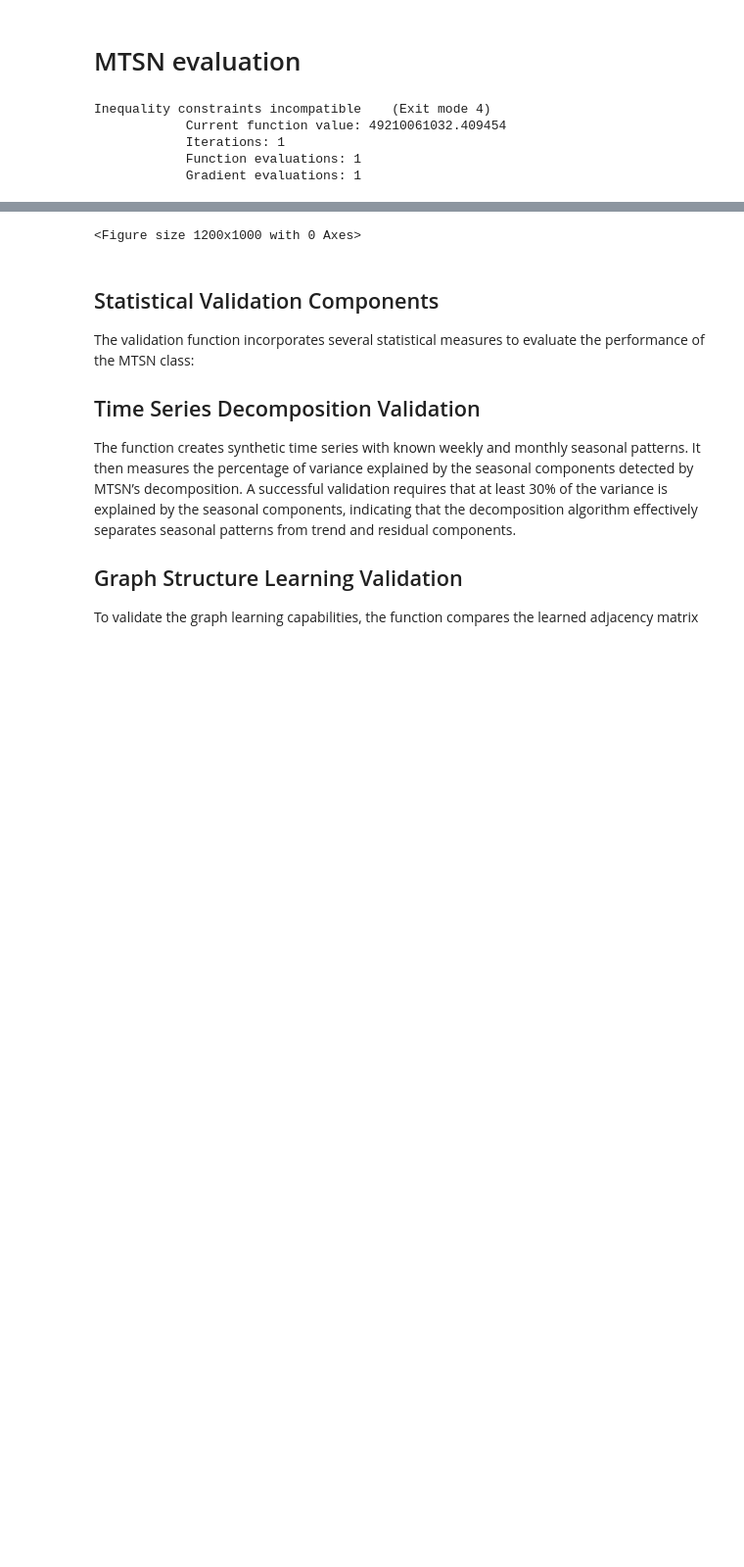
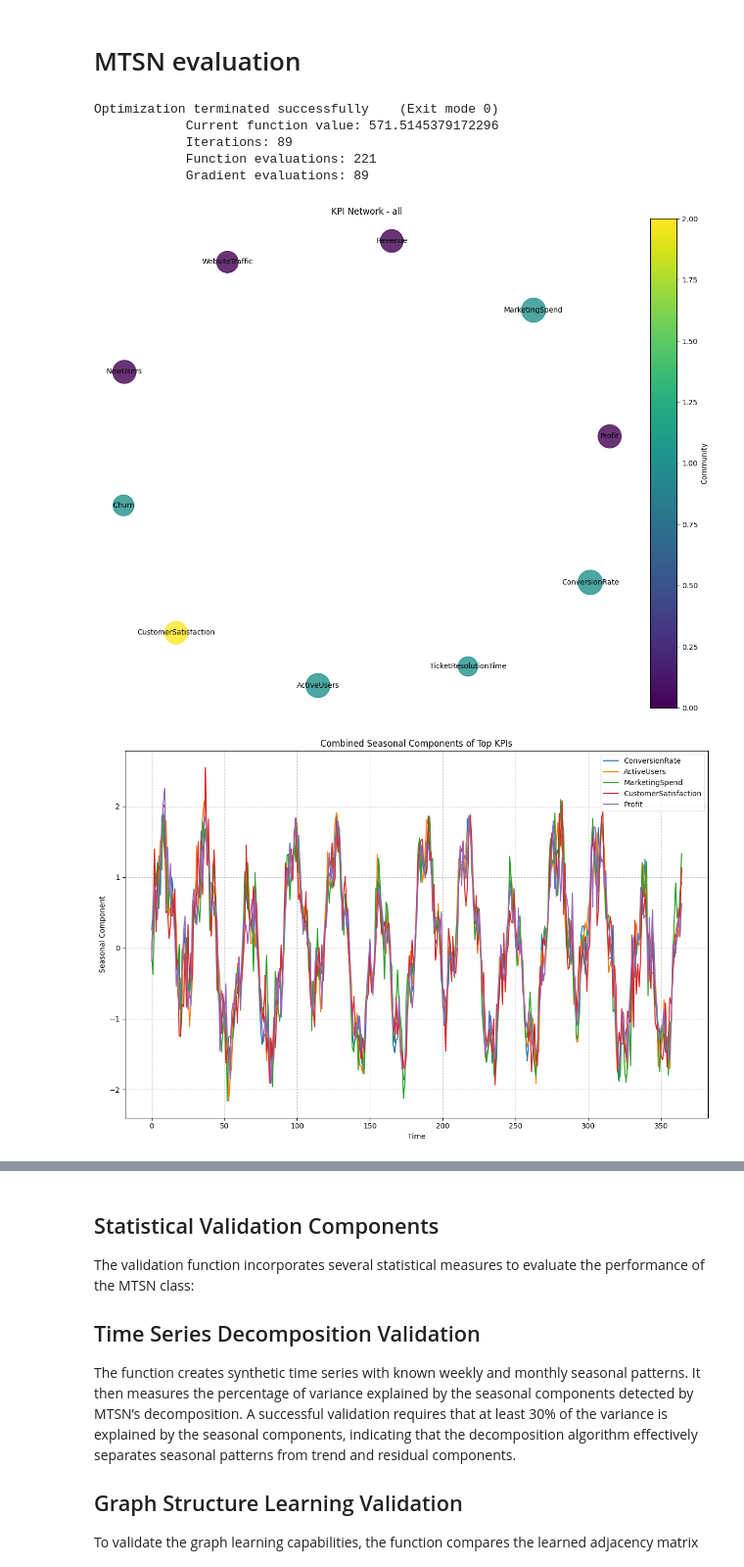
Before and after one commit to witlox/mtsn, a Jupyter notebook: mtsn.ipynb, the cells around one changed output, grey strips where cells are left out. Shown at 98% size. Cells and saved outputs as stored; diff of their text form; code cells hidden in the pictures; blank space fills up the shorter version.

```diff
--- a/mtsn.ipynb
+++ b/mtsn.ipynb
@@ -175,23 +175,19 @@ def visualize_kpi_network(
 
     # Node sizes based on centrality
     node_sizes = None
-    if centrality_size and window_label in mtsn.centrality_measures:
+    if window_label in mtsn.centrality_measures:
         if centrality_size in mtsn.centrality_measures[window_label]:
-            centrality_dict = mtsn.centrality_measures[window_label][
-                centrality_size
-            ]
-            node_sizes = [5000 * centrality_dict[node] for node in G_viz.nodes()]
+            centrality_dict = mtsn.centrality_measures[window_label][centrality_size]
+            node_sizes = [1000 * (0.1+ np.log1p(centrality_dict[node])) for node in G_viz.nodes()]
         else:
-            print(
-                f"Warning: Centrality measure {centrality_size} not found. Using default sizes."
-            )
+            print(f"Warning: Centrality measure {centrality_size} not found. Using default sizes.")
             node_sizes = [300] * len(G_viz.nodes())
     else:
         node_sizes = [300] * len(G_viz.nodes())
 
     # Set layout
     if layout == "spring":
-        pos = nx.spring_layout(G_viz, seed=42)
+        pos = nx.spring_layout(G_viz, k=0.5, iterations=100, seed=42)
     elif layout == "kamada_kawai":
         pos = nx.kamada_kawai_layout(G_viz)
     elif layout == "circular":
@@ -230,10 +226,7 @@ def visualize_kpi_network(
 
     # If communities are shown, add a colorbar
     if show_communities and node_colors:
-        sm = plt.cm.ScalarMappable(
-            cmap=plt.cm.viridis,
-            norm=plt.Normalize(min(node_colors), max(node_colors)),
-        )
+        sm = plt.cm.ScalarMappable(cmap=plt.cm.viridis, norm=plt.Normalize(min(node_colors), max(node_colors)))
         sm.set_array([])
         divider = make_axes_locatable(plt.gca())
         cax = divider.append_axes("right", "5%", pad="3%")
@@ -414,41 +407,43 @@ def generate_kpi(base_level, trend_slope, seasonal_amp, noise_level, dates):
 # Generate 10 KPIs with different characteristics
 data = {
     "date": dates,
     "Revenue": generate_kpi(1000, 0.5, 100, 20, dates),
     "Profit": generate_kpi(400, 0.2, 50, 15, dates),
     "CustomerSatisfaction": generate_kpi(85, 0.01, 5, 2, dates),
     "NewUsers": generate_kpi(500, 0.3, 80, 30, dates),
     "ActiveUsers": generate_kpi(2000, 0.1, 200, 50, dates),
     "Churn": generate_kpi(50, -0.02, 10, 5, dates),
     "TicketResolutionTime": generate_kpi(24, -0.01, 4, 2, dates),
     "MarketingSpend": generate_kpi(300, 0.1, 60, 20, dates),
     "WebsiteTraffic": generate_kpi(10000, 5, 1000, 200, dates),
     "ConversionRate": generate_kpi(3, 0.001, 0.5, 0.1, dates),
 }
 
 df = pd.DataFrame(data)
 
 # Initialize and run the KPI Network Analyzer
-analyzer = MTSN(alpha=0.1, beta=0.1, gamma=0.1)
-analyzer.load_data(df, date_column="date")
+mtsn = MTSN(alpha=0.1, beta=0.1, gamma=0.1)
+mtsn.load_data(df, date_column="date")
 
 # Run full analysis with multiple seasonal periods
-results = analyzer.run_full_analysis(periods=[7, 30, 90], n_communities=3)
+results = mtsn.run_full_analysis(periods=[7, 30, 90], n_communities=3)
 
 # Visualize the results
-visualize_kpi_network(analyzer, show_communities=True)
-visualize_seasonal_patterns(analyzer, num_kpis=5)
-visualize_centrality_distribution(analyzer, centrality_type="eigenvector")
+visualize_kpi_network(mtsn, show_communities=True)
+visualize_seasonal_patterns(mtsn, num_kpis=5)
+visualize_centrality_distribution(mtsn, centrality_type="eigenvector")
 
 # Print key influencers
 print("\nKey Influencer KPIs:")
 for window, influencers in results["key_influencers"].items():
     print(f"\nWindow: {window}")
     for kpi, value in influencers:
         print(f"  {kpi}: {value:.4f}")
 # %% [output]
-Inequality constraints incompatible    (Exit mode 4)
-            Current function value: 49210061032.409454
-            Iterations: 1
-            Function evaluations: 1
-            Gradient evaluations: 1
+Optimization terminated successfully    (Exit mode 0)
+            Current function value: 571.5145379172296
+            Iterations: 89
+            Function evaluations: 221
+            Gradient evaluations: 89
+[figure, added]
+[figure, added]
@@ -456,4 +461,3 @@ KeyError: 'Revenue'
-<Figure size 1200x1000 with 0 Axes>
 # %% [markdown]
 ## Statistical Validation Components
 The validation function incorporates several statistical measures to evaluate the performance of the MTSN class:
```
Also changed, not shown: parts of 4 cells of this notebook, 1 other file.
